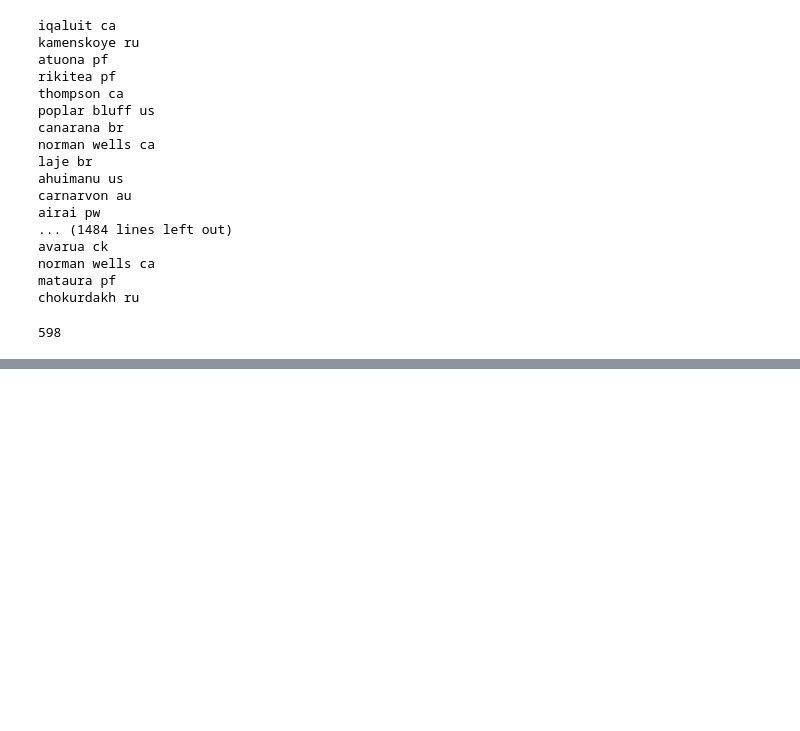
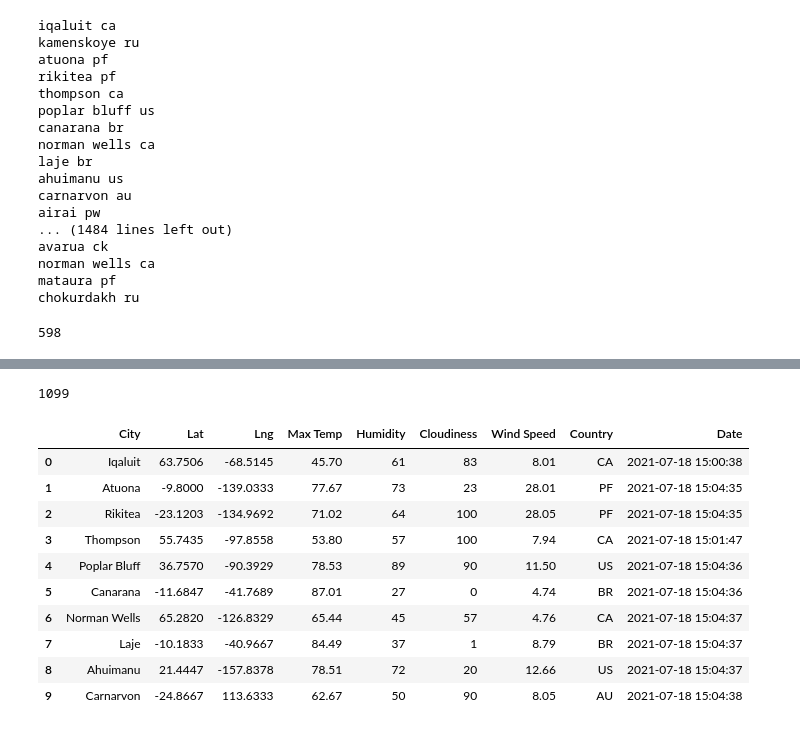
Before and after one commit to I-CV207/WeatherPY_analysis, a Jupyter notebook: WeatherPy.ipynb, the cells around one changed output, grey strips where cells are left out. Cells and saved outputs as stored; diff of their text form; code cells hidden in the pictures; blank space fills up the shorter version.

```diff
--- a/WeatherPy.ipynb
+++ b/WeatherPy.ipynb
@@ -55,0 +174,20 @@ len(cities)
+# %%
+len(city_data)
+# %% [output]
+1099
+# %%
+# Convert the array of dictionaries to a Pandas DataFrame.
+city_data_df = pd.DataFrame(city_data)
+city_data_df.head(10)
+# %% [output]
+|  | City | Lat | Lng | Max Temp | Humidity | Cloudiness | Wind Speed | Country | Date |
+| 0 | Iqaluit | 63.7506 | -68.5145 | 45.70 | 61 | 83 | 8.01 | CA | 2021-07-18 15:00:38 |
+| 1 | Atuona | -9.8000 | -139.0333 | 77.67 | 73 | 23 | 28.01 | PF | 2021-07-18 15:04:35 |
+| 2 | Rikitea | -23.1203 | -134.9692 | 71.02 | 64 | 100 | 28.05 | PF | 2021-07-18 15:04:35 |
+| 3 | Thompson | 55.7435 | -97.8558 | 53.80 | 57 | 100 | 7.94 | CA | 2021-07-18 15:01:47 |
+| 4 | Poplar Bluff | 36.7570 | -90.3929 | 78.53 | 89 | 90 | 11.50 | US | 2021-07-18 15:04:36 |
+| 5 | Canarana | -11.6847 | -41.7689 | 87.01 | 27 | 0 | 4.74 | BR | 2021-07-18 15:04:36 |
+| 6 | Norman Wells | 65.2820 | -126.8329 | 65.44 | 45 | 57 | 4.76 | CA | 2021-07-18 15:04:37 |
+| 7 | Laje | -10.1833 | -40.9667 | 84.49 | 37 | 1 | 8.79 | BR | 2021-07-18 15:04:37 |
+| 8 | Ahuimanu | 21.4447 | -157.8378 | 78.51 | 72 | 20 | 12.66 | US | 2021-07-18 15:04:37 |
+| 9 | Carnarvon | -24.8667 | 113.6333 | 62.67 | 50 | 90 | 8.05 | AU | 2021-07-18 15:04:38 |
```
Also changed, not shown: parts of 10 cells of this notebook.
